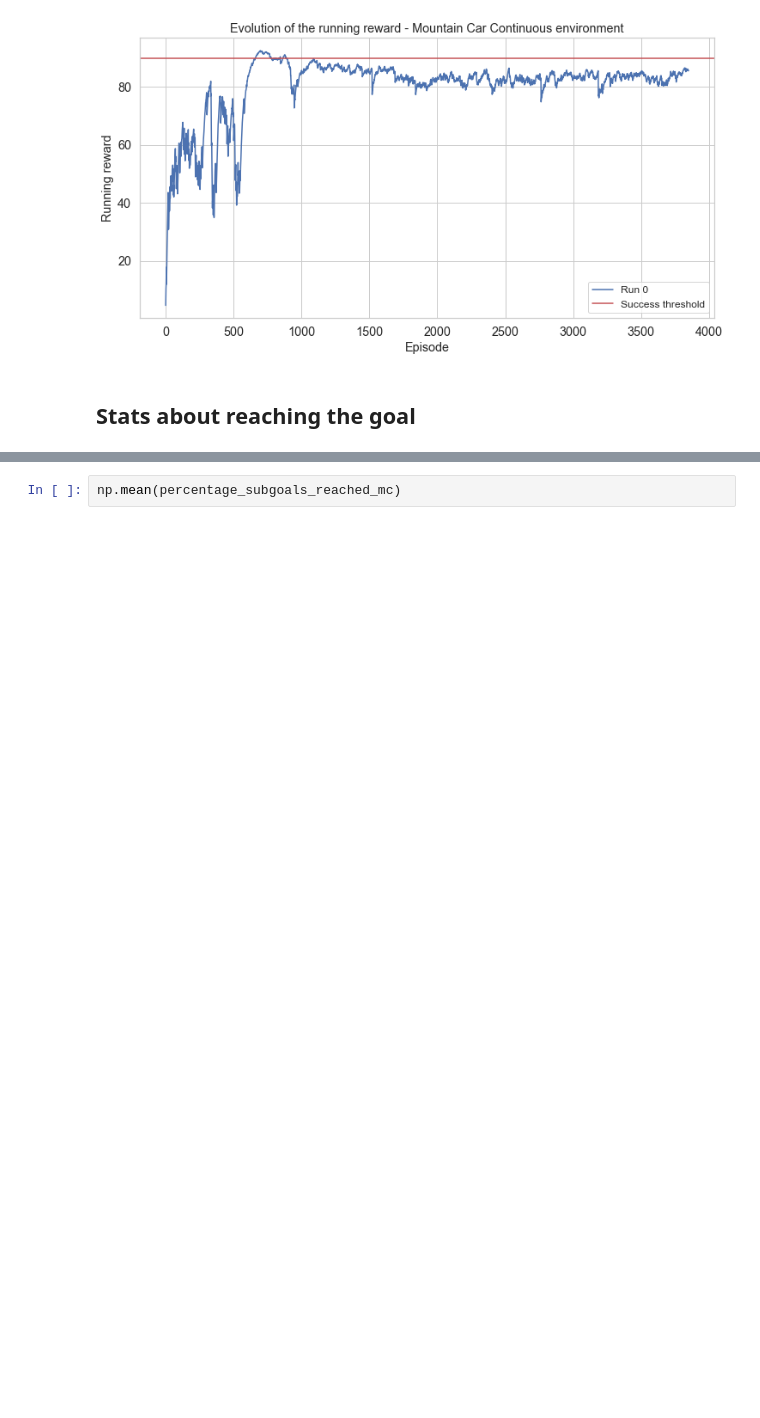
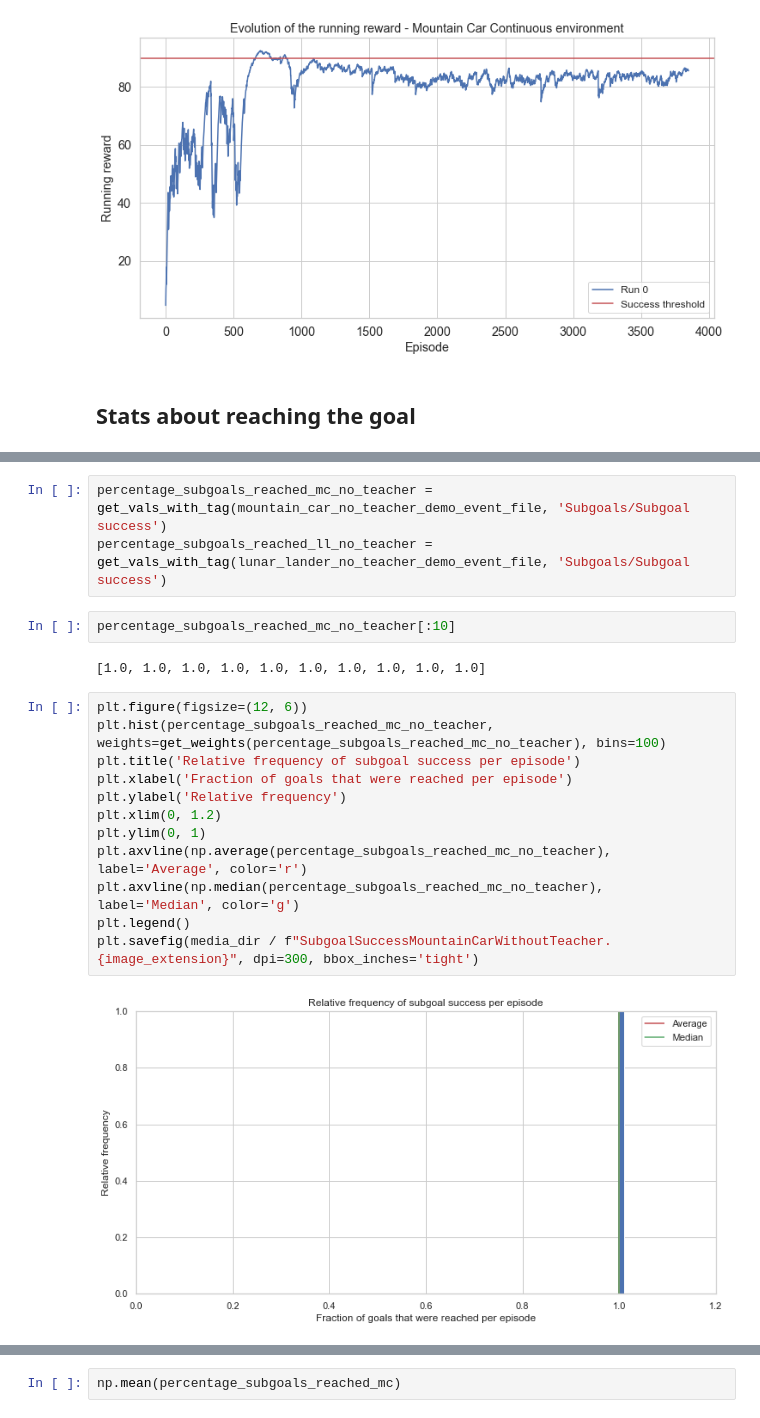
Before and after one commit to bonaert/explainable_rl, a Jupyter notebook: notebooks/Performance.ipynb, the cells around one changed output, grey strips where cells are left out. Saved outputs shown, nothing was run; the diff lists cells and outputs as text; blank space fills up the shorter version.

```diff
--- a/notebooks/Performance.ipynb
+++ b/notebooks/Performance.ipynb
@@ -224,0 +243,21 @@ The PostScript backend does not support transparency; partially transparent arti
+# %%
+percentage_subgoals_reached_mc_no_teacher = get_vals_with_tag(mountain_car_no_teacher_demo_event_file, 'Subgoals/Subgoal success')
+percentage_subgoals_reached_ll_no_teacher = get_vals_with_tag(lunar_lander_no_teacher_demo_event_file, 'Subgoals/Subgoal success')
+# %%
+percentage_subgoals_reached_mc_no_teacher[:10]
+# %% [output]
+[1.0, 1.0, 1.0, 1.0, 1.0, 1.0, 1.0, 1.0, 1.0, 1.0]
+# %%
+plt.figure(figsize=(12, 6))
+plt.hist(percentage_subgoals_reached_mc_no_teacher, weights=get_weights(percentage_subgoals_reached_mc_no_teacher), bins=100)
+plt.title('Relative frequency of subgoal success per episode')
+plt.xlabel('Fraction of goals that were reached per episode')
+plt.ylabel('Relative frequency')
+plt.xlim(0, 1.2)
+plt.ylim(0, 1)
+plt.axvline(np.average(percentage_subgoals_reached_mc_no_teacher), label='Average', color='r')
+plt.axvline(np.median(percentage_subgoals_reached_mc_no_teacher), label='Median', color='g')
+plt.legend()
+plt.savefig(media_dir / f"SubgoalSuccessMountainCarWithoutTeacher.{image_extension}", dpi=300, bbox_inches='tight')
+# %% [output]
+[figure, added]
```
Also changed, not shown: parts of 62 cells of this notebook, 30 other files.
